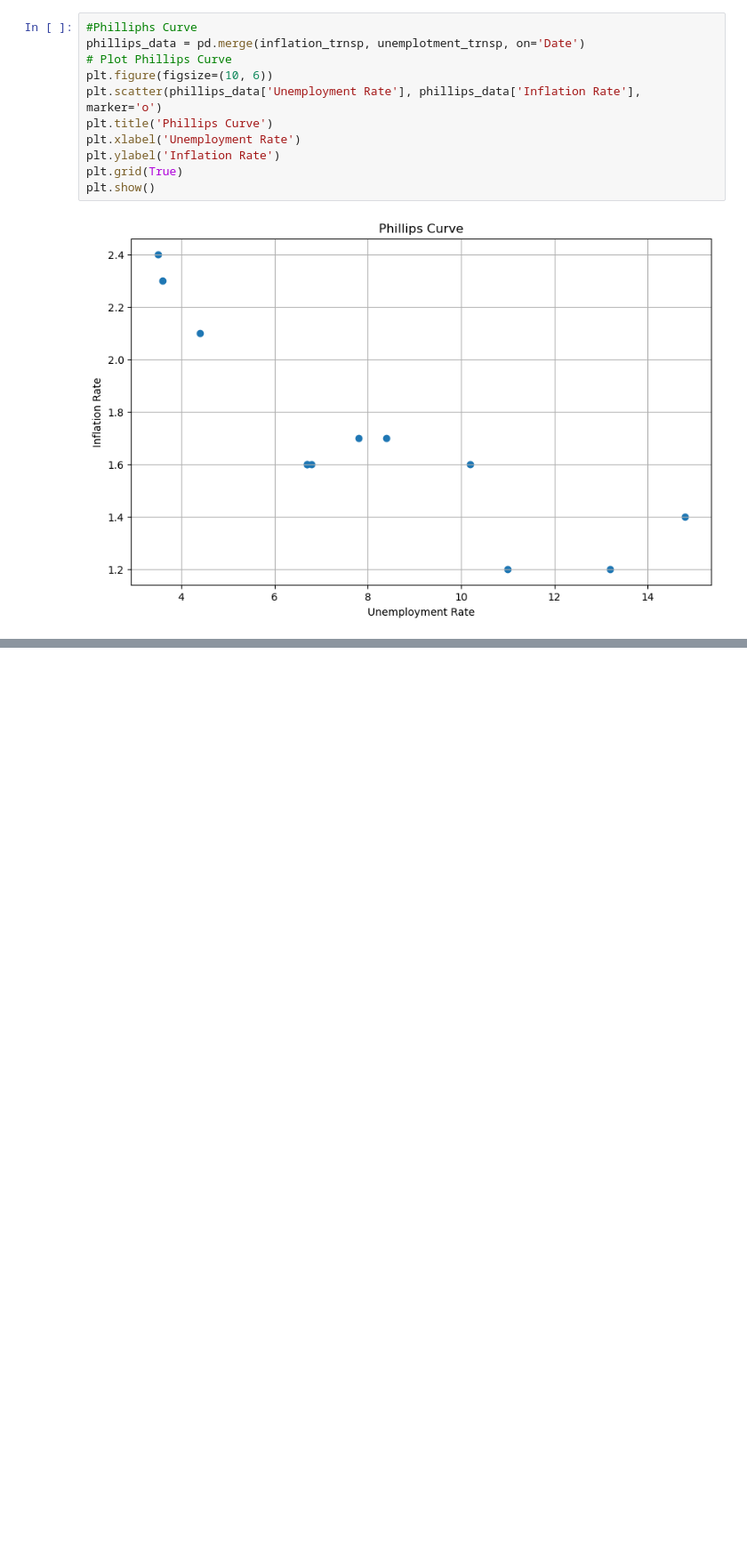
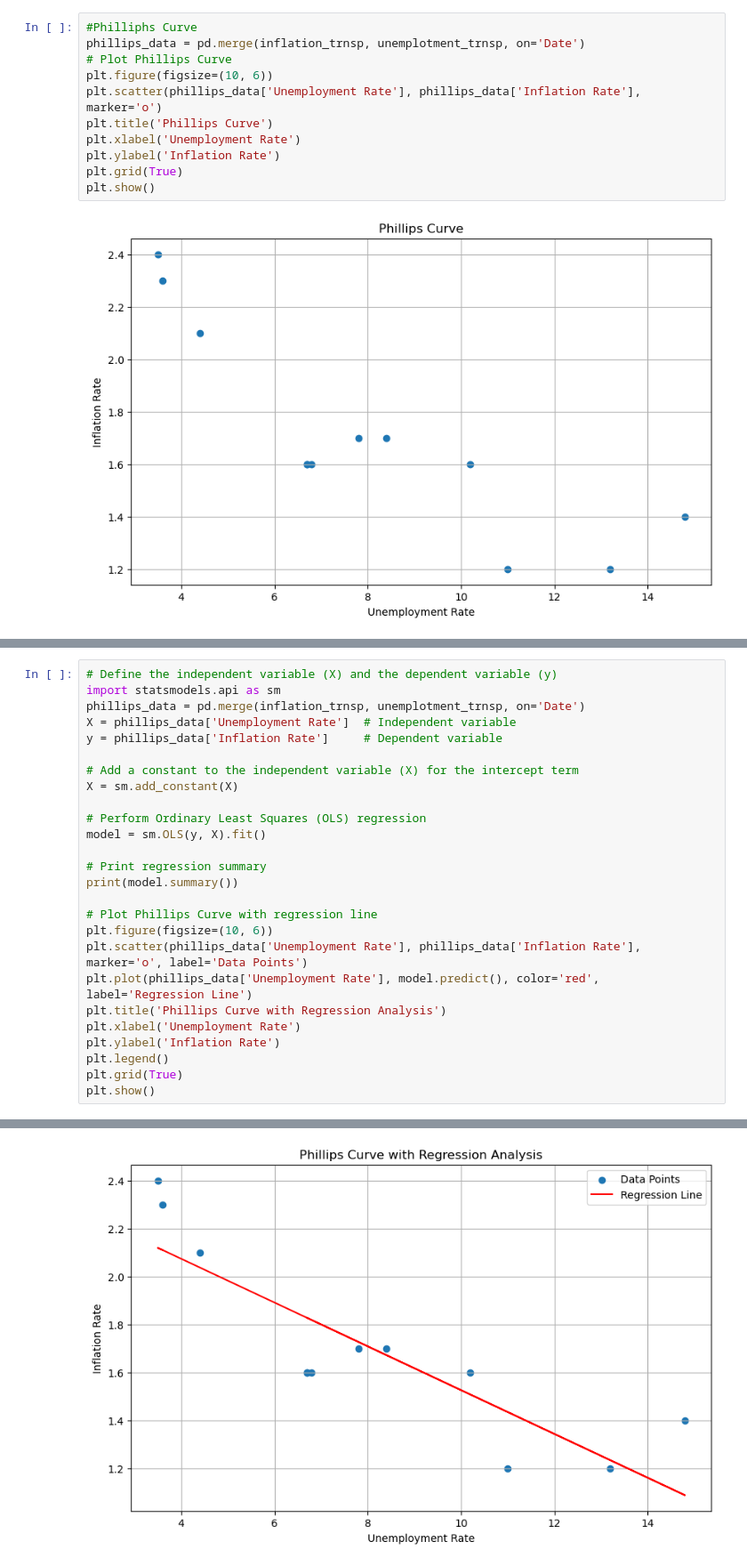
Before and after one commit to icherniavskyi/project-1, a Jupyter notebook: data_analysis.ipynb, the cells around one changed output, grey strips where cells are left out. Shown: that part at 89% size. Saved outputs shown, nothing was run; the diff lists cells and outputs as text; blank space fills up the shorter version.

```diff
--- a/data_analysis.ipynb
+++ b/data_analysis.ipynb
@@ -326,0 +376,27 @@ NameError: name 'financial_data' is not defined
+# %%
+# Define the independent variable (X) and the dependent variable (y)
+import statsmodels.api as sm
+phillips_data = pd.merge(inflation_trnsp, unemplotment_trnsp, on='Date')
+X = phillips_data['Unemployment Rate']  # Independent variable
+y = phillips_data['Inflation Rate']     # Dependent variable
+
+# Add a constant to the independent variable (X) for the intercept term
+X = sm.add_constant(X)
+
+# Perform Ordinary Least Squares (OLS) regression
+model = sm.OLS(y, X).fit()
+
+# Print regression summary
+print(model.summary())
+
+# Plot Phillips Curve with regression line
+plt.figure(figsize=(10, 6))
+plt.scatter(phillips_data['Unemployment Rate'], phillips_data['Inflation Rate'], marker='o', label='Data Points')
+plt.plot(phillips_data['Unemployment Rate'], model.predict(), color='red', label='Regression Line')
+plt.title('Phillips Curve with Regression Analysis')
+plt.xlabel('Unemployment Rate')
+plt.ylabel('Inflation Rate')
+plt.legend()
+plt.grid(True)
+plt.show()
+# %% [output]
@@ -326,0 +420 @@ NameError: name 'financial_data' is not defined
+[figure, added]
```
Also changed, not shown: parts of 5 cells of this notebook.
